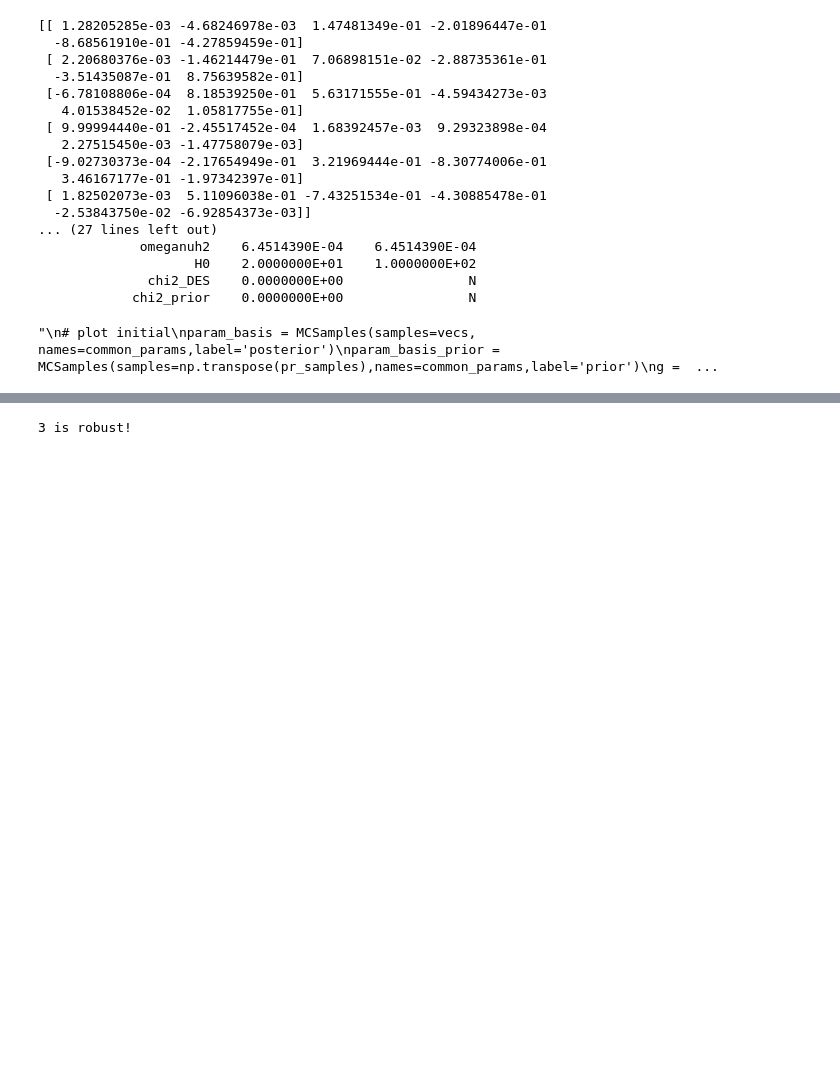
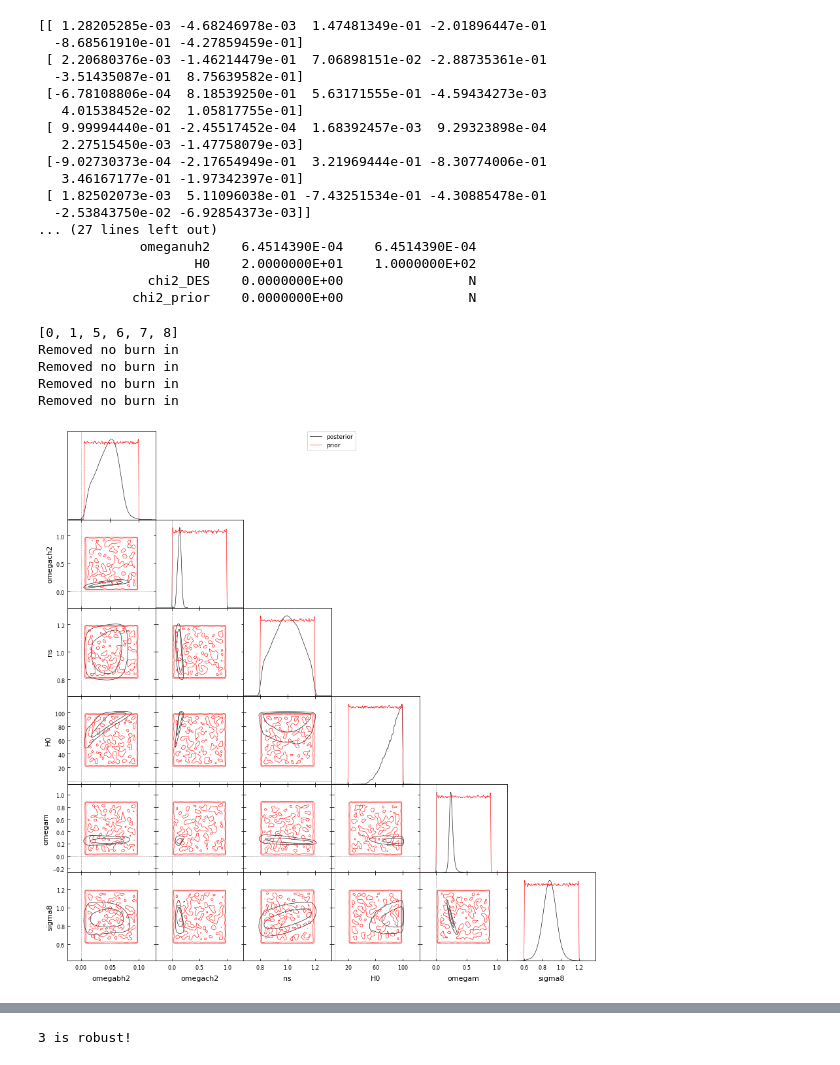
Before and after one commit to SBU-EVAN/jupyter-notebooks, a Jupyter notebook: tension_metrics.ipynb, the cells around one changed output, grey strips where cells are left out. Saved outputs shown, nothing was run; the diff lists cells and outputs as text; code cells hidden in the pictures; blank space fills up the shorter version.

```diff
--- a/tension_metrics.ipynb
+++ b/tension_metrics.ipynb
@@ -491,6 +490,7 @@ print(chain1.ranges)
 # get prior cov assumming hard prior.
 # \sigma^2 = \frac{1}{12} (max-min)^2
 idx = [param_names_1.index(param) for param in common_params]
+print(idx)
 samples = chain1.samples
 cov_prior = np.zeros((len(idx),len(idx)))
 
@@ -499,7 +499,7 @@ pr_samples = []
 
 # DES Priors.
 # omega_m from planck
-# sigma8 just estimated, canno find anywhere
+# sigma8 just estimated, cannot find anywhere
 prior_lims = {
     'omegam': [0.1,0.9],
     'sigma8': [0.6,1.2]
@@ -528,33 +528,36 @@ t_pr_samples = pr_samples
 t_pr_samples = np.linalg.inv(evecs1) @ pr_samples
 transformed_vecs=np.transpose(np.linalg.inv(evecs1) @ np.transpose(vecs))
 
 #print(cov_prior)
 #print(inv_evecs @ cov_prior @ evecs1)
 dcov_prior=inv_evecs @ cov_prior @ evecs1
 # variances
 for i in range(len(common_params)):
     cov_prior[i,i] = np.var(pr_samples[i])
 
-'''
 # plot initial
 param_basis = MCSamples(samples=vecs, names=common_params,label='posterior')
 param_basis_prior = MCSamples(samples=np.transpose(pr_samples),names=common_params,label='prior')
 g = gdplt.get_subplot_plotter()
 g.settings.num_plot_contours = 2
 g.triangle_plot([param_basis,param_basis_prior],
                 params=common_params,
                 filled=False,
                 markers={_p:0 for _p in common_params})
 
 # plot eigenbasis
 eigen_basis = MCSamples(samples=transformed_vecs, names=common_params,label='posterior')
 eigen_basis_prior = MCSamples(samples=np.transpose(t_pr_samples),names=common_params,label='prior')
 g = gdplt.get_subplot_plotter()
 g.settings.num_plot_contours = 2
 g.triangle_plot([eigen_basis,eigen_basis_prior],
                 params=common_params,
                 filled=False,
                 markers={_p:0 for _p in common_params})
-'''
 # %% [output]
-"\n# plot initial\nparam_basis = MCSamples(samples=vecs, names=common_params,label='posterior')\nparam_basis_prior = MCSamples(samples=np.transpose(pr_samples),names=common_params,label='prior')\ng =  ...
+[0, 1, 5, 6, 7, 8]
+Removed no burn in
+Removed no burn in
+Removed no burn in
+Removed no burn in
+[figure, added]
```
Also changed, not shown: parts of 12 cells of this notebook.
